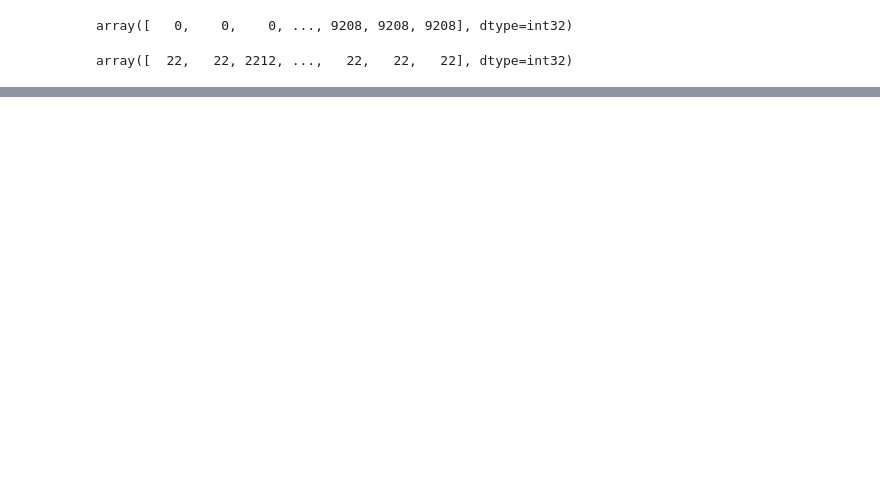
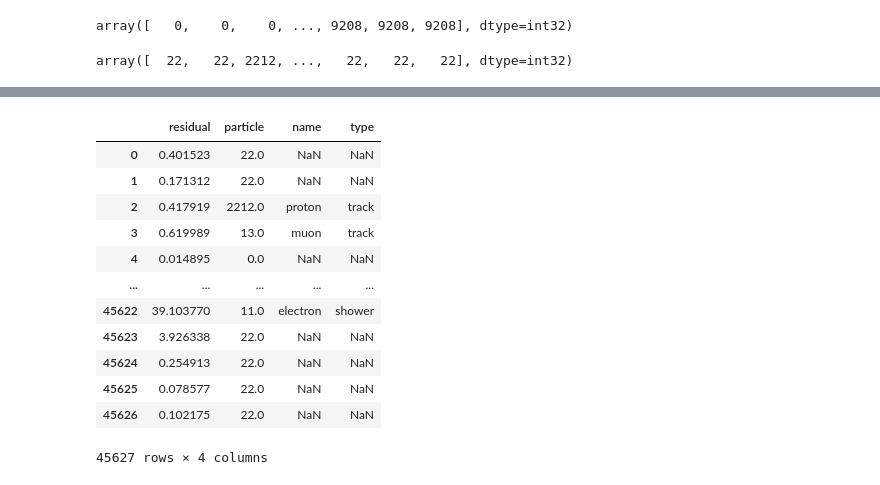
Before and after one commit to mohummudh/neutrinos-dune, a Jupyter notebook: mohammed/feature1/residuals.ipynb, the cells around one changed output, grey strips where cells are left out. Saved outputs shown, nothing was run; the diff lists cells and outputs as text; code cells hidden in the pictures; blank space fills up the shorter version.

```diff
--- a/mohammed/feature1/residuals.ipynb
+++ b/mohammed/feature1/residuals.ipynb
@@ -68,6 +73,4 @@ eventNumbers = list(set(events.event_number))
 # %%
-r = []
-for i in eventNumbers:
-    r = np.append(r, plotparticles(i))
-
-plt.hist(r, 21)
+# r = []
+# for i in eventNumbers:
+#     r = np.append(r, plotparticles(i))
@@ -87,0 +140,6 @@ plt.hist(r, 21)
+# %%
+r = []
+p = []
+for i in eventNumbers:
+    r = np.append(r, plotparticles(i)[0])
+    p = np.append(p, plotparticles(i)[1])
@@ -87,0 +178,18 @@ plt.hist(r, 21)
+# %%
+df['name'] = df['particle'].map(mapping)
+df['type'] = df['particle'].map(mapping2)
+df
+# %% [output]
+|  | residual | particle | name | type |
+| 0 | 0.401523 | 22.0 | NaN | NaN |
+| 1 | 0.171312 | 22.0 | NaN | NaN |
+| 2 | 0.417919 | 2212.0 | proton | track |
+| 3 | 0.619989 | 13.0 | muon | track |
+| 4 | 0.014895 | 0.0 | NaN | NaN |
+| ... | ... | ... | ... | ... |
+| 45622 | 39.103770 | 11.0 | electron | shower |
+| 45623 | 3.926338 | 22.0 | NaN | NaN |
+| 45624 | 0.254913 | 22.0 | NaN | NaN |
+| 45625 | 0.078577 | 22.0 | NaN | NaN |
+| 45626 | 0.102175 | 22.0 | NaN | NaN |
+45627 rows × 4 columns
```
Also changed, not shown: parts of 29 cells of this notebook.
